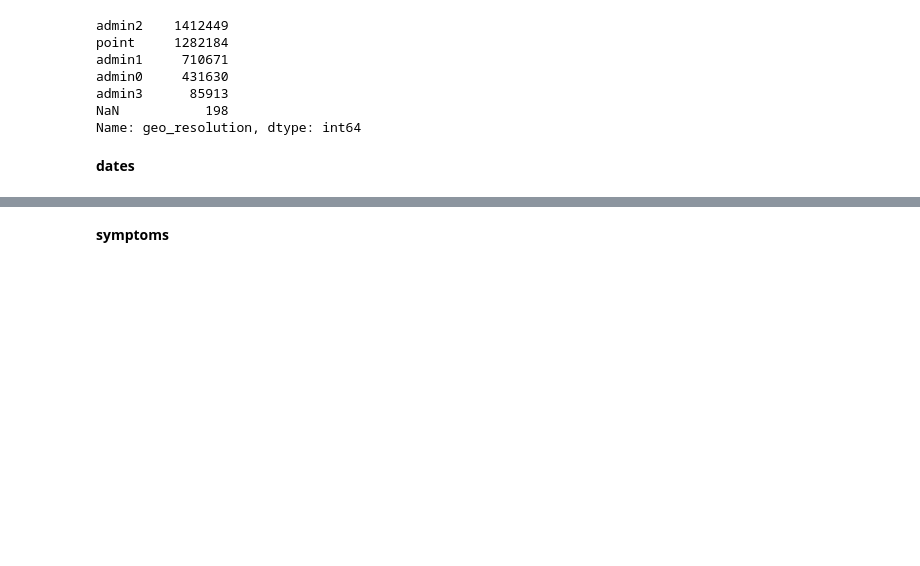
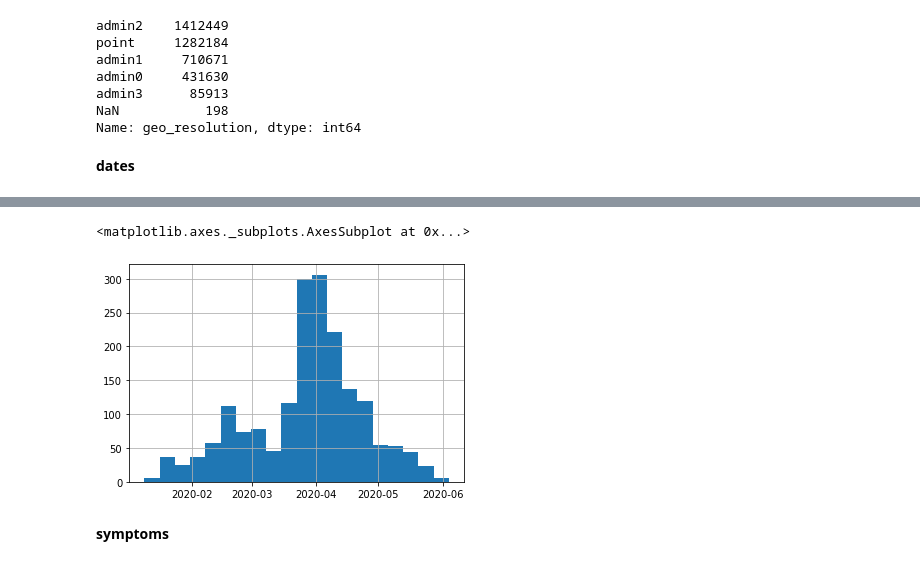
Before and after one commit to MariiaSamsonova/AIProject, a Jupyter notebook: Untitled.ipynb, the cells around one changed output, grey strips where cells are left out. Cells and saved outputs as stored; diff of their text form; code cells hidden in the pictures; blank space fills up the shorter version.

```diff
--- a/Untitled.ipynb
+++ b/Untitled.ipynb
@@ -197,3 +206,8 @@ df['date_death_or_discharge'].describe(datetime_is_numeric=True)
+# %%
+df['date_death_or_discharge'].hist(bins = 20)
+# %% [output]
+<matplotlib.axes._subplots.AxesSubplot at 0x...>
+[figure, added]
 # %%
 df['date_moderator_initials'] = df['date_moderator_initials'].apply(convent_to_date_type)
 df['date_moderator_initials'].describe(datetime_is_numeric=True)
```
Also changed, not shown: parts of 35 cells of this notebook.
